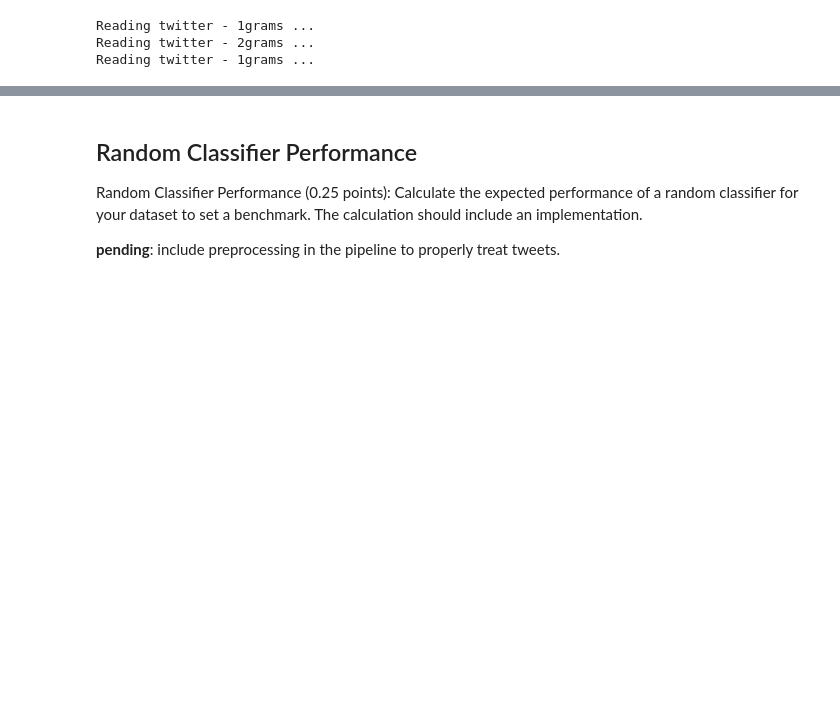
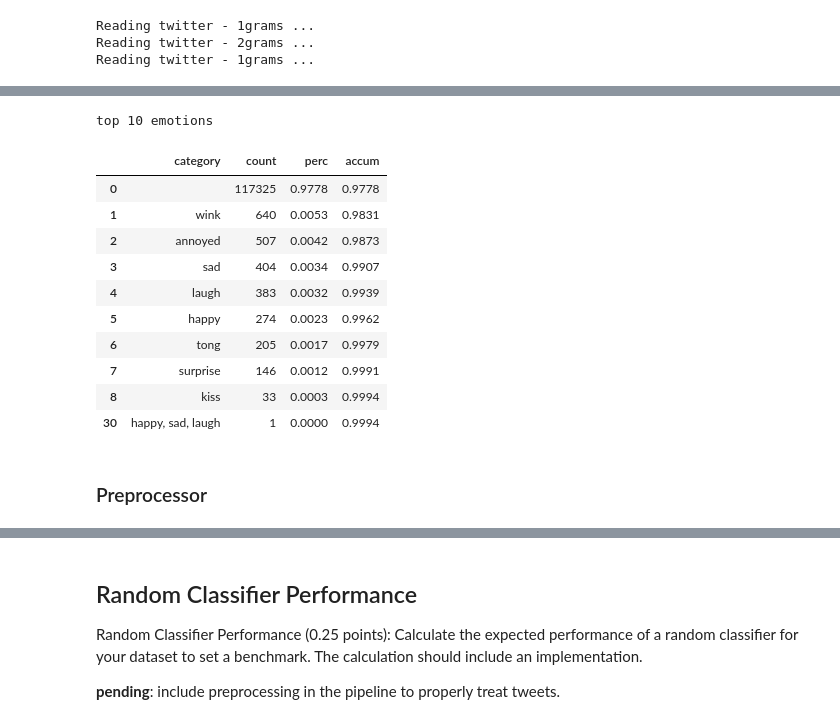
Before and after one commit to mgallon235/Adv_NLP, a Jupyter notebook: Part_1.ipynb, the cells around one changed output, grey strips where cells are left out. Drawn from its saved outputs; the diff is of its cells as text; code cells hidden in the pictures; blank space fills up the shorter version.

```diff
--- a/Part_1.ipynb
+++ b/Part_1.ipynb
@@ -326,0 +281,19 @@ df_train
+# %%
+emotions_freq = freq_table(df_train,'clean_emotions')
+emotions_freq = emotions_freq.sort_values(by='perc',ascending=False)
+emotions_freq['accum'] = emotions_freq['perc'].cumsum()
+print('top 10 emotions')
+display(emotions_freq[0:10])
+# %% [output]
+top 10 emotions
+|  | category | count | perc | accum |
+| 0 |  | 117325 | 0.9778 | 0.9778 |
+| 1 | wink | 640 | 0.0053 | 0.9831 |
+| 2 | annoyed | 507 | 0.0042 | 0.9873 |
+| 3 | sad | 404 | 0.0034 | 0.9907 |
+| 4 | laugh | 383 | 0.0032 | 0.9939 |
+| 5 | happy | 274 | 0.0023 | 0.9962 |
+| 6 | tong | 205 | 0.0017 | 0.9979 |
+| 7 | surprise | 146 | 0.0012 | 0.9991 |
+| 8 | kiss | 33 | 0.0003 | 0.9994 |
+| 30 | happy, sad, laugh | 1 | 0.0000 | 0.9994 |
@@ -326,0 +305,2 @@ df_train
+# %% [markdown]
+### Preprocessor
```
Also changed, not shown: parts of 18 cells of this notebook, 1 other file.
